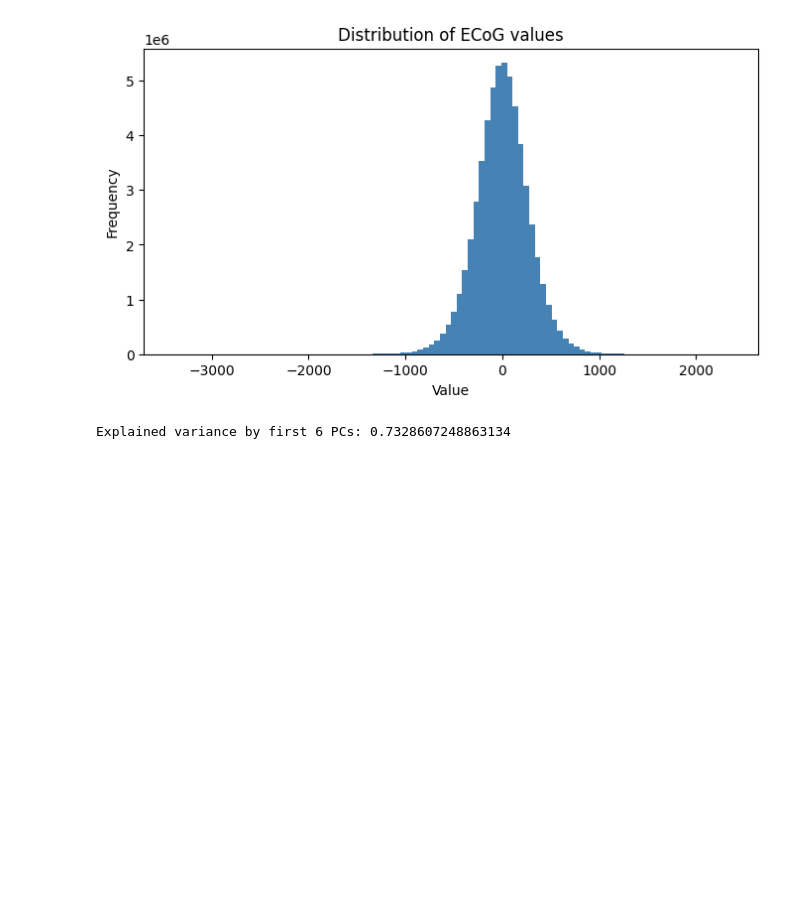
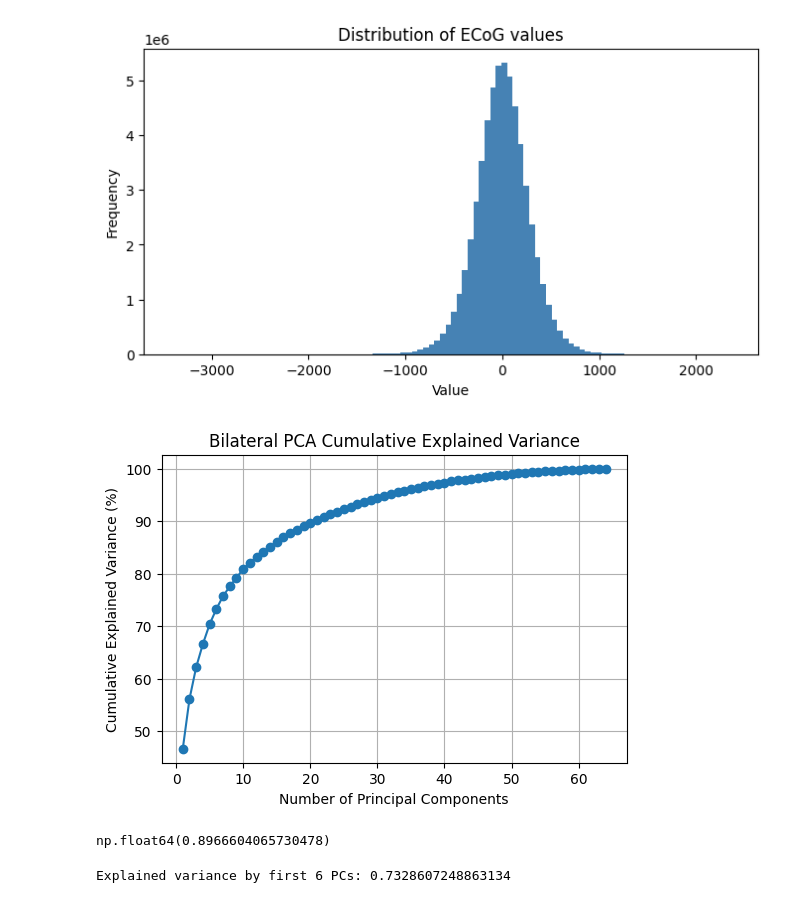
Before and after one commit to poolsar42/motor_cortex, a Jupyter notebook: analysis_dan.ipynb, the cells around one changed output. Drawn from its saved outputs; the diff is of its cells as text; code cells hidden in the pictures; blank space fills up the shorter version.

```diff
--- a/analysis_dan.ipynb
+++ b/analysis_dan.ipynb
@@ -195,6 +199,29 @@ ecog_zscored = (ecog_filtered - np.mean(ecog_filtered, axis=0, keepdims=True)) /
 
 # Replace ecog with z-scored, filtered version for subsequent use
 ecog = ecog_zscored
+# %%
+from sklearn.decomposition import PCA
+import umap
+
+X = ecog
+
+pca_full = PCA(n_components=min(X.shape[0], X.shape[1]))
+X_pca_full = pca_full.fit_transform(X)
+explained_var = pca_full.explained_variance_ratio_
+
+plt.figure(figsize=(6, 4))
+plt.plot(np.arange(1, len(explained_var)+1), np.cumsum(explained_var)*100, marker='o')
+plt.xlabel("Number of Principal Components")
+plt.ylabel("Cumulative Explained Variance (%)")
+plt.title("Bilateral PCA Cumulative Explained Variance")
+plt.grid(True)
+plt.show()
+# %% [output]
+[figure, added]
+# %%
+np.sum(pca_full.explained_variance_ratio_[:20])
+# %% [output]
+np.float64(0.8966604065730478)
 # %%
 from sklearn.decomposition import PCA
 import umap
```
Also changed, not shown: parts of 6 cells of this notebook.
